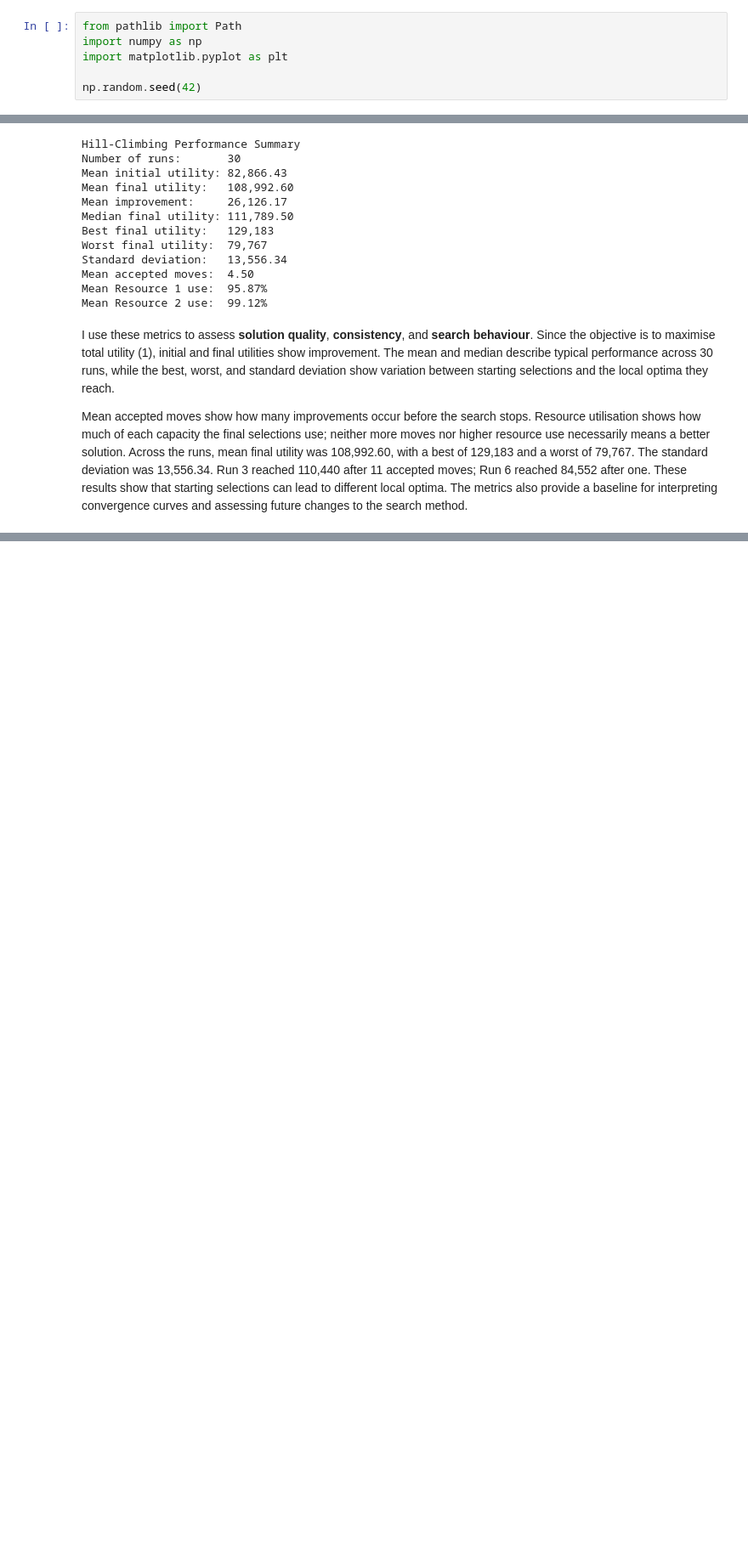
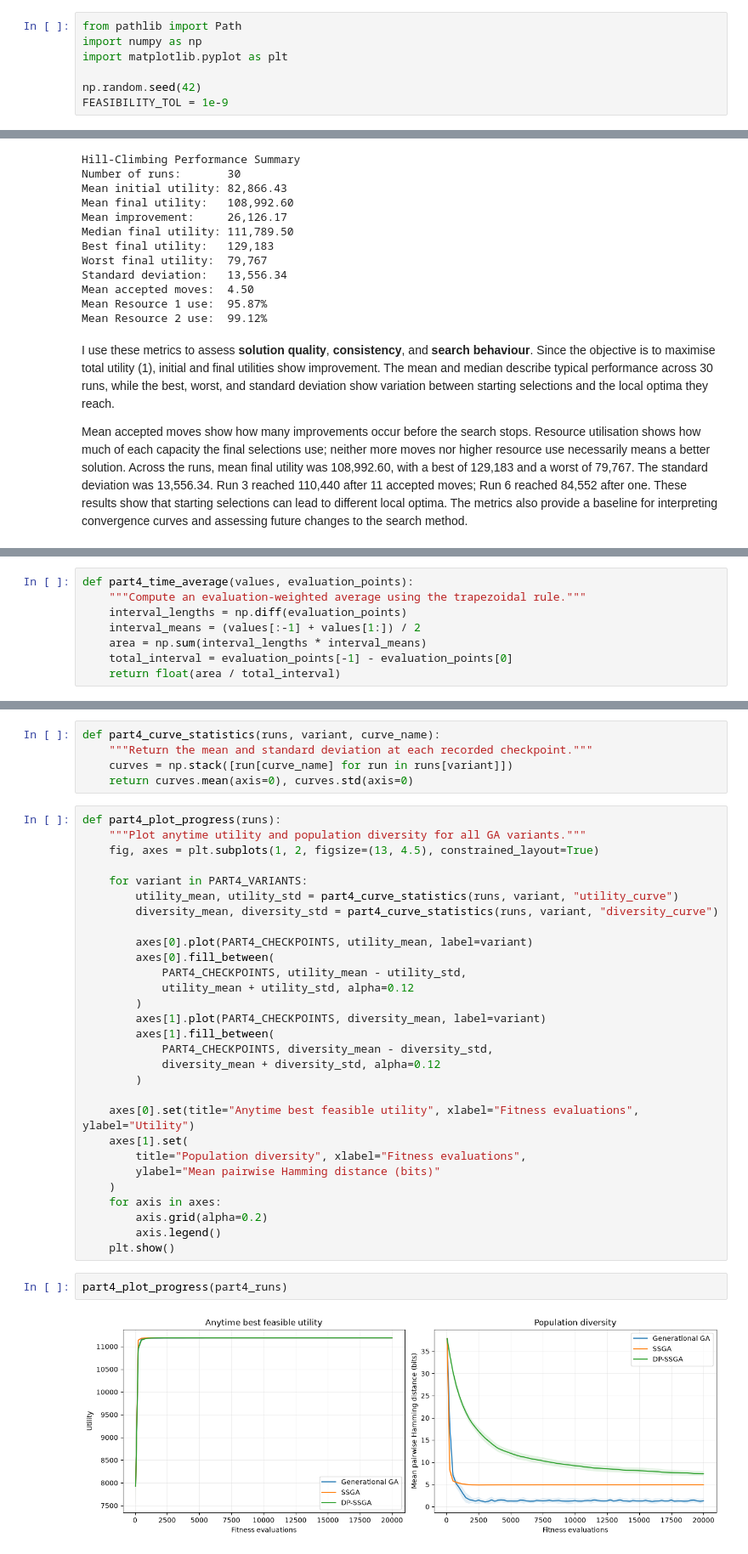
Before and after one commit to CuongMe/CSCU9YE-Artificial-Intelligence-30065980, a Jupyter notebook: 30065980_CSCU9YE_Assignment.ipynb, the cells around one changed output, grey strips where cells are left out. Shown at 85% size. Saved outputs shown, nothing was run; the diff lists cells and outputs as text; blank space fills up the shorter version.

```diff
--- a/30065980_CSCU9YE_Assignment.ipynb
+++ b/30065980_CSCU9YE_Assignment.ipynb
@@ -167,3 +299,4 @@ import numpy as np
 import matplotlib.pyplot as plt
 
 np.random.seed(42)
+FEASIBILITY_TOL = 1e-9
@@ -580,0 +1440,8 @@ Feasible configurations: 90
+# %%
+def part4_time_average(values, evaluation_points):
+    """Compute an evaluation-weighted average using the trapezoidal rule."""
+    interval_lengths = np.diff(evaluation_points)
+    interval_means = (values[:-1] + values[1:]) / 2
+    area = np.sum(interval_lengths * interval_means)
+    total_interval = evaluation_points[-1] - evaluation_points[0]
+    return float(area / total_interval)
@@ -580,0 +1577,38 @@ Feasible configurations: 90
+# %%
+def part4_curve_statistics(runs, variant, curve_name):
+    """Return the mean and standard deviation at each recorded checkpoint."""
+    curves = np.stack([run[curve_name] for run in runs[variant]])
+    return curves.mean(axis=0), curves.std(axis=0)
+# %%
+def part4_plot_progress(runs):
+    """Plot anytime utility and population diversity for all GA variants."""
+    fig, axes = plt.subplots(1, 2, figsize=(13, 4.5), constrained_layout=True)
+
+    for variant in PART4_VARIANTS:
+        utility_mean, utility_std = part4_curve_statistics(runs, variant, "utility_curve")
+        diversity_mean, diversity_std = part4_curve_statistics(runs, variant, "diversity_curve")
+
+        axes[0].plot(PART4_CHECKPOINTS, utility_mean, label=variant)
+        axes[0].fill_between(
+            PART4_CHECKPOINTS, utility_mean - utility_std,
+            utility_mean + utility_std, alpha=0.12
+        )
+        axes[1].plot(PART4_CHECKPOINTS, diversity_mean, label=variant)
+        axes[1].fill_between(
+            PART4_CHECKPOINTS, diversity_mean - diversity_std,
+            diversity_mean + diversity_std, alpha=0.12
+        )
+
+    axes[0].set(title="Anytime best feasible utility", xlabel="Fitness evaluations", ylabel="Utility")
+    axes[1].set(
+        title="Population diversity", xlabel="Fitness evaluations",
+        ylabel="Mean pairwise Hamming distance (bits)"
+    )
+    for axis in axes:
+        axis.grid(alpha=0.2)
+        axis.legend()
+    plt.show()
+# %%
+part4_plot_progress(part4_runs)
+# %% [output]
+[figure, added]
```
Also changed, not shown: parts of 158 cells of this notebook.
